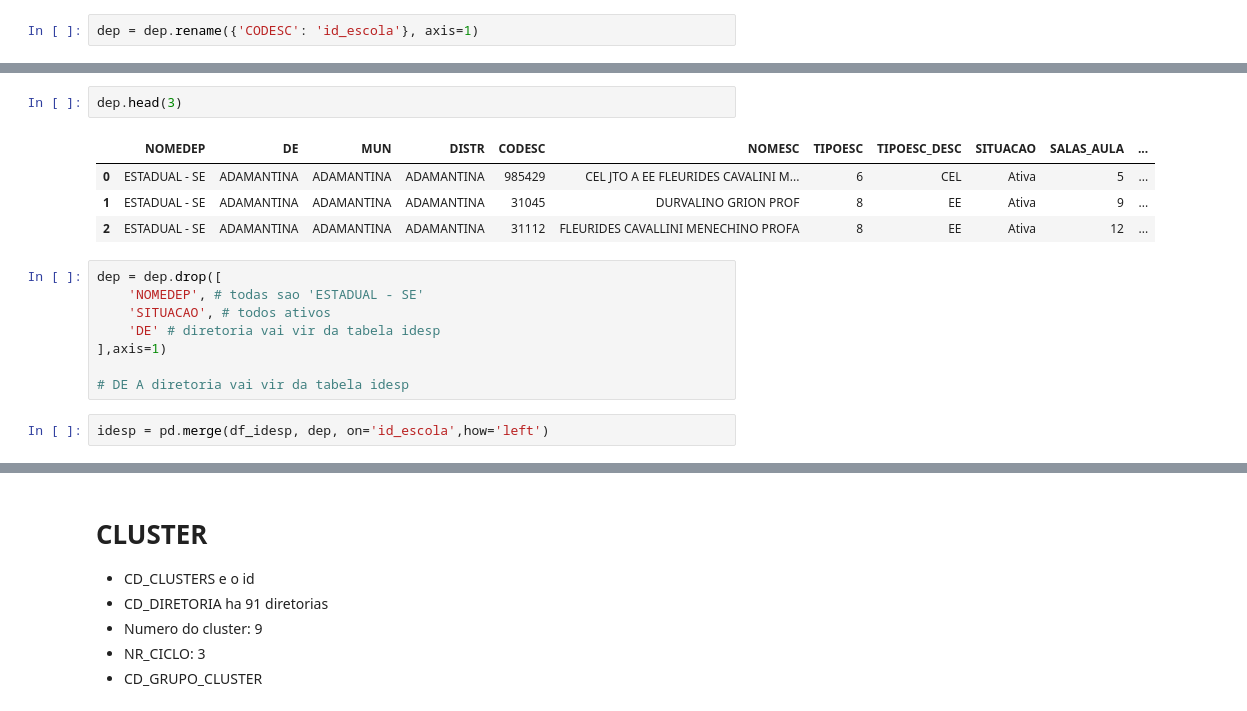
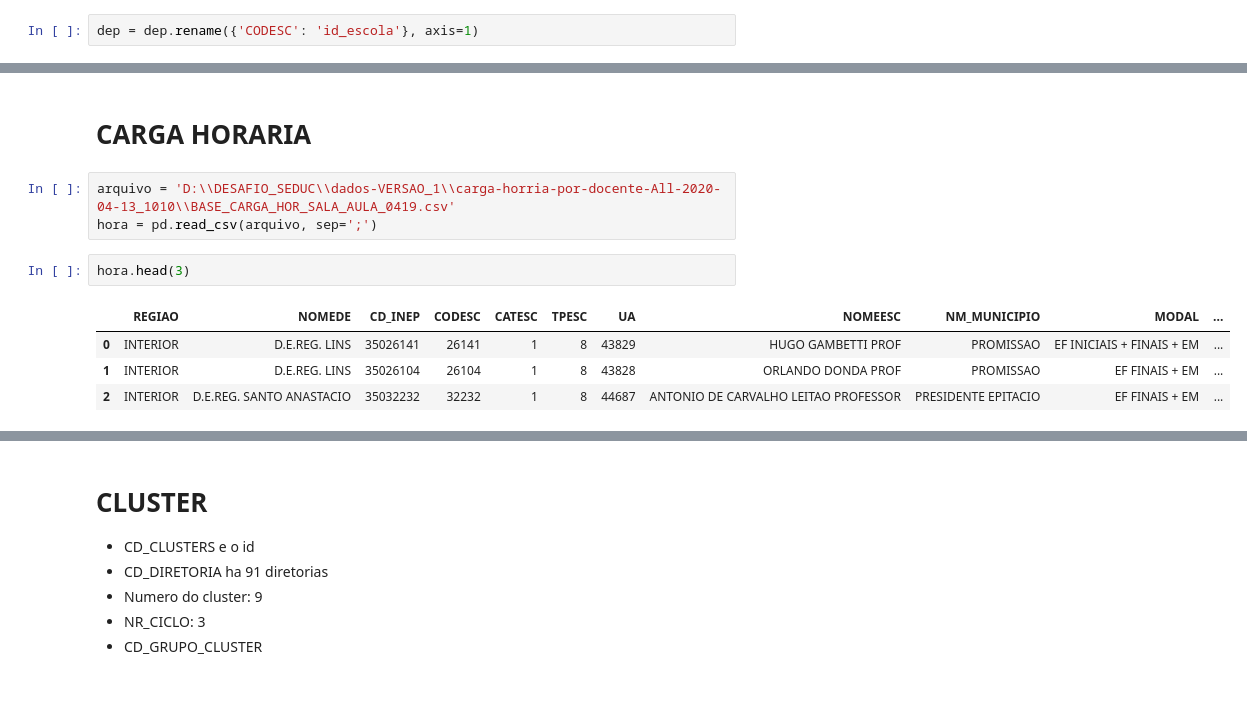
Before and after one commit to vultor33/DesafioSeduc, a Jupyter notebook: Avaliacao_escolas.ipynb, the cells around one changed output, grey strips where cells are left out. Cells and saved outputs as stored; diff of their text form.

Commit message:
construindo dimensao escola

```diff
--- a/Avaliacao_escolas.ipynb
+++ b/Avaliacao_escolas.ipynb
@@ -47,17 +199,12 @@ dep = dep.rename({'CODESC': 'id_escola'}, axis=1)
+# %% [markdown]
+# CARGA HORARIA
+# %%
+arquivo = 'D:\\DESAFIO_SEDUC\\dados-VERSAO_1\\carga-horria-por-docente-All-2020-04-13_1010\\BASE_CARGA_HOR_SALA_AULA_0419.csv'
+hora = pd.read_csv(arquivo, sep=';')
 # %%
-dep.head(3)
+hora.head(3)
 # %% [output]
-|  | NOMEDEP | DE | MUN | DISTR | CODESC | NOMESC | TIPOESC | TIPOESC_DESC | SITUACAO | SALAS_AULA | ... |
-| 0 | ESTADUAL - SE | ADAMANTINA | ADAMANTINA | ADAMANTINA | 985429 | CEL JTO A EE FLEURIDES CAVALINI M... | 6 | CEL | Ativa | 5 | ... |
-| 1 | ESTADUAL - SE | ADAMANTINA | ADAMANTINA | ADAMANTINA | 31045 | DURVALINO GRION PROF | 8 | EE | Ativa | 9 | ... |
-| 2 | ESTADUAL - SE | ADAMANTINA | ADAMANTINA | ADAMANTINA | 31112 | FLEURIDES CAVALLINI MENECHINO PROFA | 8 | EE | Ativa | 12 | ... |
+|  | REGIAO | NOMEDE | CD_INEP | CODESC | CATESC | TPESC | UA | NOMEESC | NM_MUNICIPIO | MODAL | ... |
+| 0 | INTERIOR | D.E.REG. LINS | 35026141 | 26141 | 1 | 8 | 43829 | HUGO GAMBETTI PROF | PROMISSAO | EF INICIAIS + FINAIS + EM | ... |
+| 1 | INTERIOR | D.E.REG. LINS | 35026104 | 26104 | 1 | 8 | 43828 | ORLANDO DONDA PROF | PROMISSAO | EF FINAIS + EM | ... |
+| 2 | INTERIOR | D.E.REG. SANTO ANASTACIO | 35032232 | 32232 | 1 | 8 | 44687 | ANTONIO DE CARVALHO LEITAO PROFESSOR | PRESIDENTE EPITACIO | EF FINAIS + EM | ... |
-# %%
-dep = dep.drop([
-    'NOMEDEP', # todas sao 'ESTADUAL - SE'
-    'SITUACAO', # todos ativos
-    'DE' # diretoria vai vir da tabela idesp
-],axis=1)
-
-# DE A diretoria vai vir da tabela idesp
-# %%
-idesp = pd.merge(df_idesp, dep, on='id_escola',how='left')
```
Also changed, not shown: parts of 39 cells of this notebook, 3 other files.
